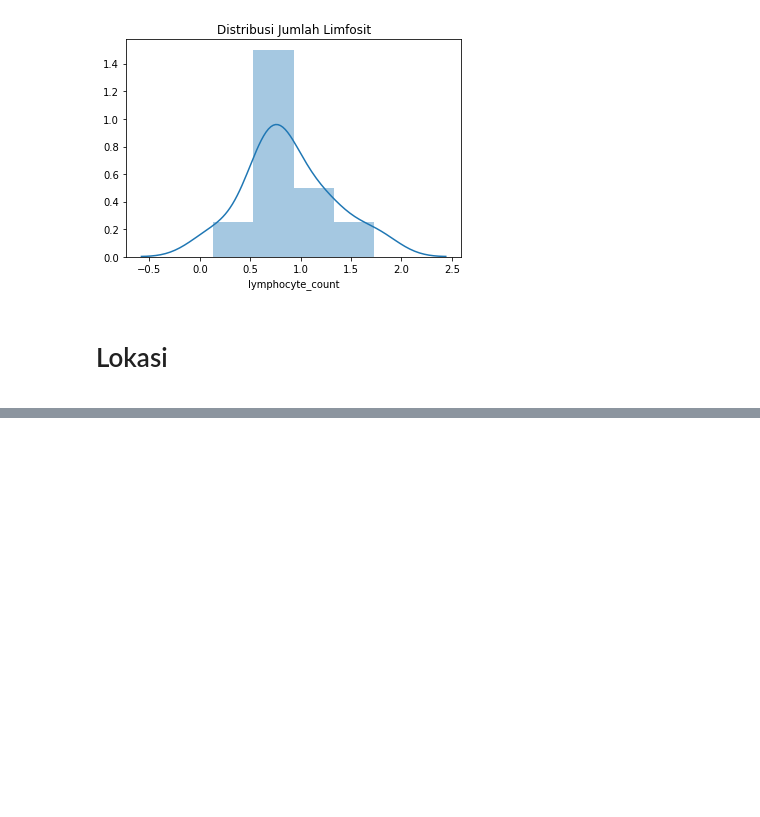
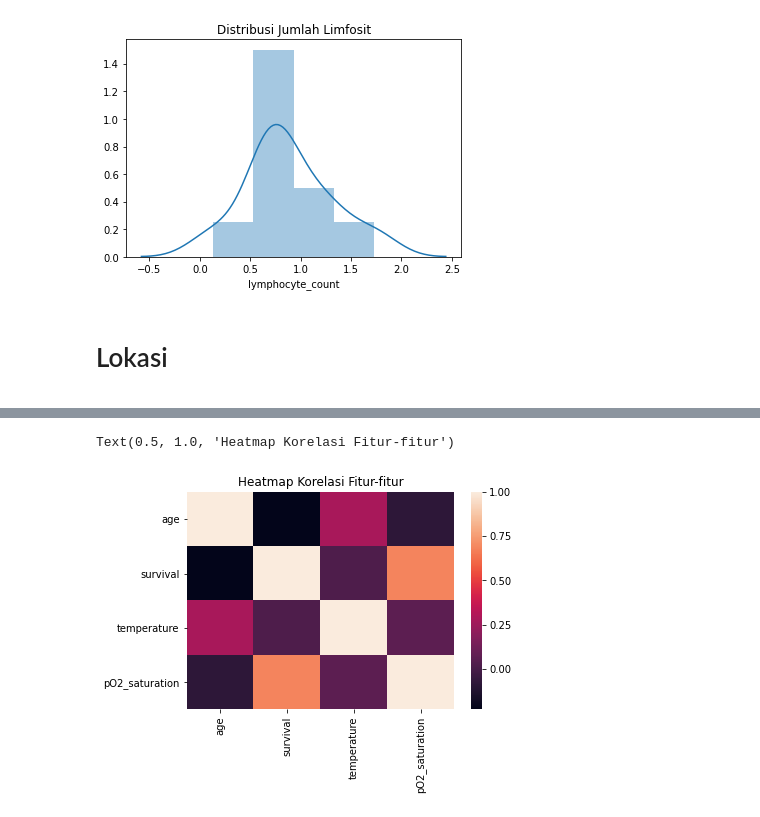
Before and after one commit to Yakuy/CapsNet-Covid19-X-Ray-Detection, a Jupyter notebook: Metadata EDA.ipynb, the cells around one changed output, grey strips where cells are left out. Drawn from its saved outputs; the diff is of its cells as text; code cells hidden in the pictures; blank space fills up the shorter version.

```diff
--- a/Metadata EDA.ipynb
+++ b/Metadata EDA.ipynb
@@ -382,0 +393,11 @@ Text(0.5, 1.0, 'Lokasi dimana Pasien Dirawat')
+# %%
+def to_int(x):
+    if x == "Y":
+        return 1
+    elif x == "N":
+        return 0
+    else :
+        return x
+
+df_covid["survival"] = df_covid["survival"].apply(to_int)
+df_covid.head()
@@ -382,0 +417,6 @@ Text(0.5, 1.0, 'Lokasi dimana Pasien Dirawat')
+# %%
+sns.heatmap(df_covid.drop(["patientid", "offset", "leukocyte_count", "neutrophil_count", "lymphocyte_count"],axis=1).corr())
+plt.title("Heatmap Korelasi Fitur-fitur")
+# %% [output]
+Text(0.5, 1.0, 'Heatmap Korelasi Fitur-fitur')
+[figure, added]
```
Also changed, not shown: parts of 7 cells of this notebook, 15 other files.
